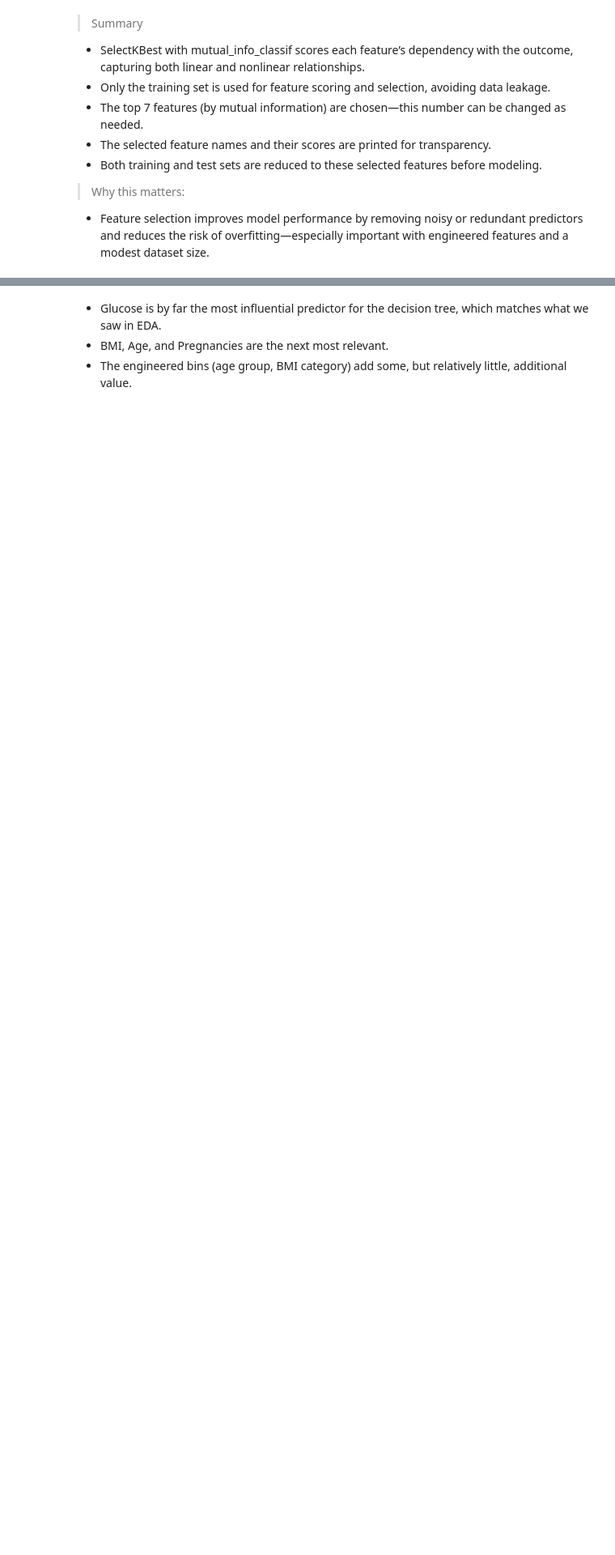
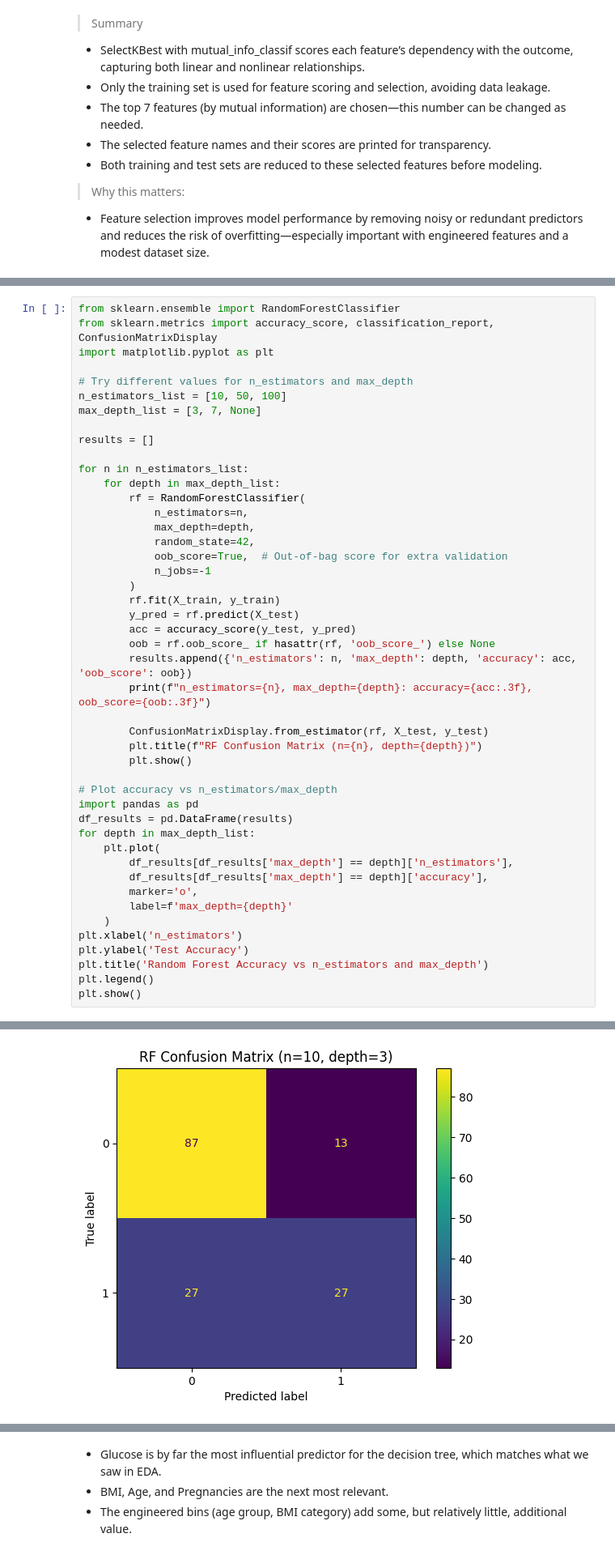
Before and after one commit to 4GeeksAcademy/ginotomasd-randomforestproject, a Jupyter notebook: src/project.ipynb, the cells around one changed output, grey strips where cells are left out. Shown at 81% size. Drawn from its saved outputs; the diff is of its cells as text; blank space fills up the shorter version.

```diff
--- a/project.ipynb
+++ b/src/project.ipynb
@@ -545,0 +484,47 @@ weighted avg       0.71      0.71      0.71       154
+# %%
+from sklearn.ensemble import RandomForestClassifier
+from sklearn.metrics import accuracy_score, classification_report, ConfusionMatrixDisplay
+import matplotlib.pyplot as plt
+
+# Try different values for n_estimators and max_depth
+n_estimators_list = [10, 50, 100]
+max_depth_list = [3, 7, None]
+
+results = []
+
+for n in n_estimators_list:
+    for depth in max_depth_list:
+        rf = RandomForestClassifier(
+            n_estimators=n,
+            max_depth=depth,
+            random_state=42,
+            oob_score=True,  # Out-of-bag score for extra validation
+            n_jobs=-1
+        )
+        rf.fit(X_train, y_train)
+        y_pred = rf.predict(X_test)
+        acc = accuracy_score(y_test, y_pred)
+        oob = rf.oob_score_ if hasattr(rf, 'oob_score_') else None
+        results.append({'n_estimators': n, 'max_depth': depth, 'accuracy': acc, 'oob_score': oob})
+        print(f"n_estimators={n}, max_depth={depth}: accuracy={acc:.3f}, oob_score={oob:.3f}")
+
+        ConfusionMatrixDisplay.from_estimator(rf, X_test, y_test)
+        plt.title(f"RF Confusion Matrix (n={n}, depth={depth})")
+        plt.show()
+
+# Plot accuracy vs n_estimators/max_depth
+import pandas as pd
+df_results = pd.DataFrame(results)
+for depth in max_depth_list:
+    plt.plot(
+        df_results[df_results['max_depth'] == depth]['n_estimators'],
+        df_results[df_results['max_depth'] == depth]['accuracy'],
+        marker='o',
+        label=f'max_depth={depth}'
+    )
+plt.xlabel('n_estimators')
+plt.ylabel('Test Accuracy')
+plt.title('Random Forest Accuracy vs n_estimators and max_depth')
+plt.legend()
+plt.show()
+# %% [output]
@@ -545,0 +532 @@ weighted avg       0.71      0.71      0.71       154
+[figure, added]
```
Also changed, not shown: parts of 8 cells of this notebook.
